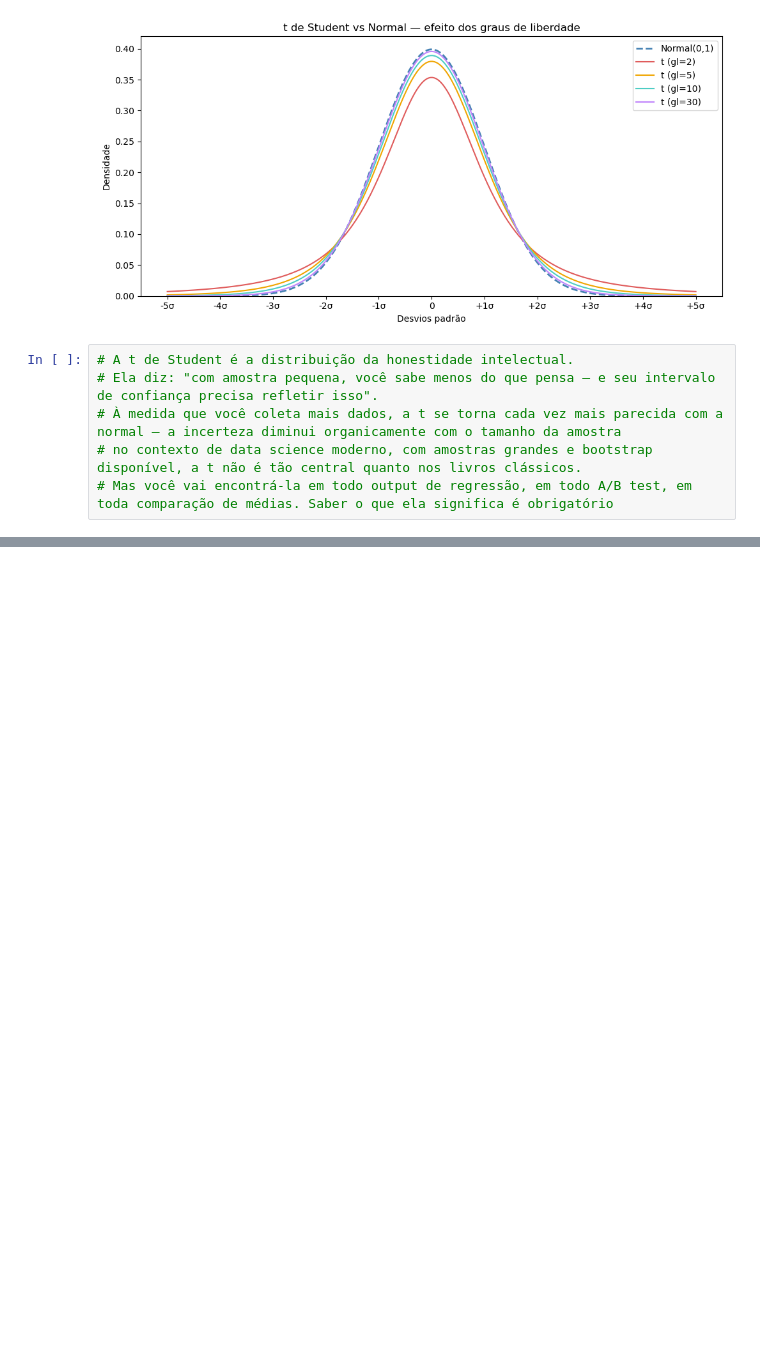
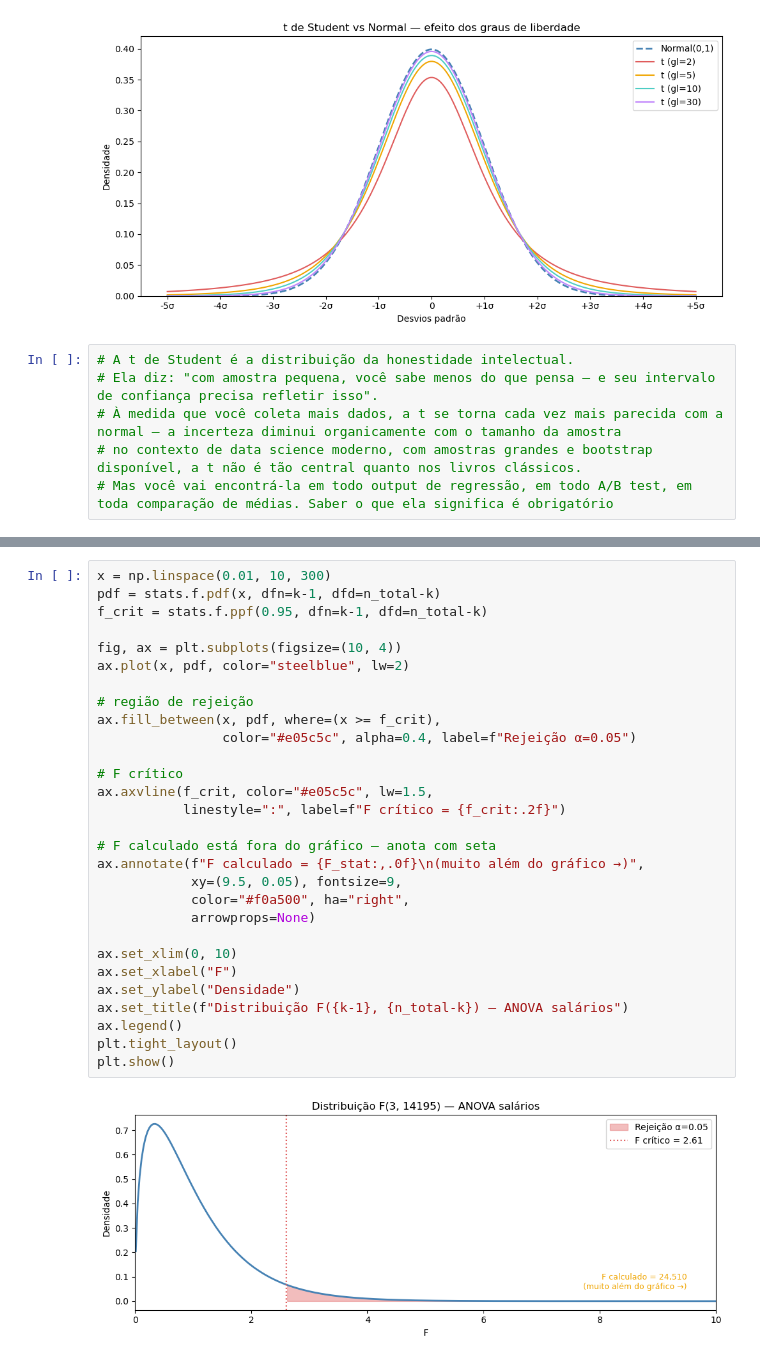
Before and after one commit to blsribeiro83/mba-data-science, a Jupyter notebook: 01-estatistica/02.distribuicao_probabilidade.ipynb, the cells around one changed output, grey strips where cells are left out. Saved outputs shown, nothing was run; the diff lists cells and outputs as text; blank space fills up the shorter version.

```diff
--- a/01-estatistica/02.distribuicao_probabilidade.ipynb
+++ b/01-estatistica/02.distribuicao_probabilidade.ipynb
@@ -535,0 +752,31 @@ plt.show()
+# %%
+x = np.linspace(0.01, 10, 300)
+pdf = stats.f.pdf(x, dfn=k-1, dfd=n_total-k)
+f_crit = stats.f.ppf(0.95, dfn=k-1, dfd=n_total-k)
+
+fig, ax = plt.subplots(figsize=(10, 4))
+ax.plot(x, pdf, color="steelblue", lw=2)
+
+# região de rejeição
+ax.fill_between(x, pdf, where=(x >= f_crit),
+                color="#e05c5c", alpha=0.4, label=f"Rejeição α=0.05")
+
+# F crítico
+ax.axvline(f_crit, color="#e05c5c", lw=1.5,
+           linestyle=":", label=f"F crítico = {f_crit:.2f}")
+
+# F calculado está fora do gráfico — anota com seta
+ax.annotate(f"F calculado = {F_stat:,.0f}\n(muito além do gráfico →)",
+            xy=(9.5, 0.05), fontsize=9,
+            color="#f0a500", ha="right",
+            arrowprops=None)
+
+ax.set_xlim(0, 10)
+ax.set_xlabel("F")
+ax.set_ylabel("Densidade")
+ax.set_title(f"Distribuição F({k-1}, {n_total-k}) — ANOVA salários")
+ax.legend()
+plt.tight_layout()
+plt.show()
+# %% [output]
+[figure, added]
```
Also changed, not shown: parts of 30 cells of this notebook, 1 other file.
